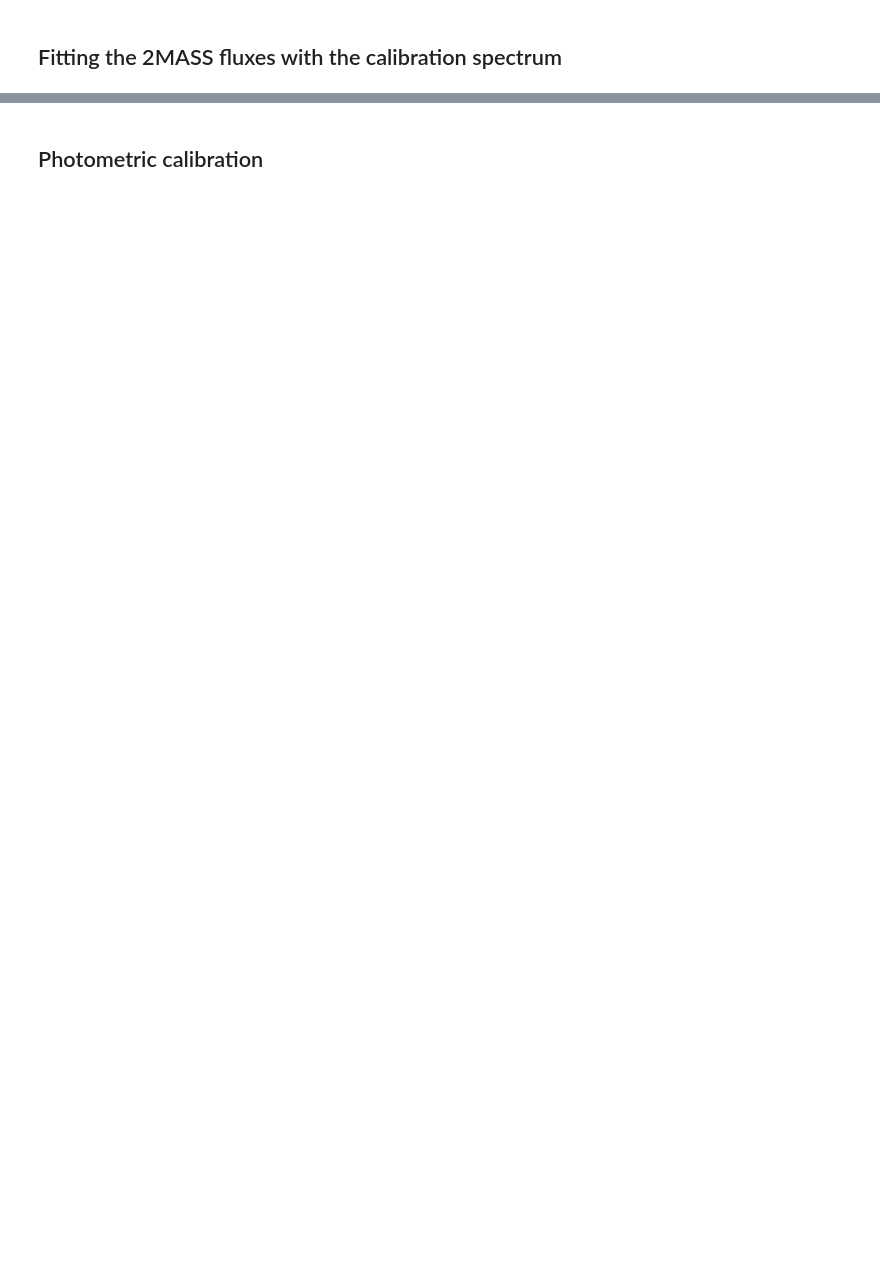
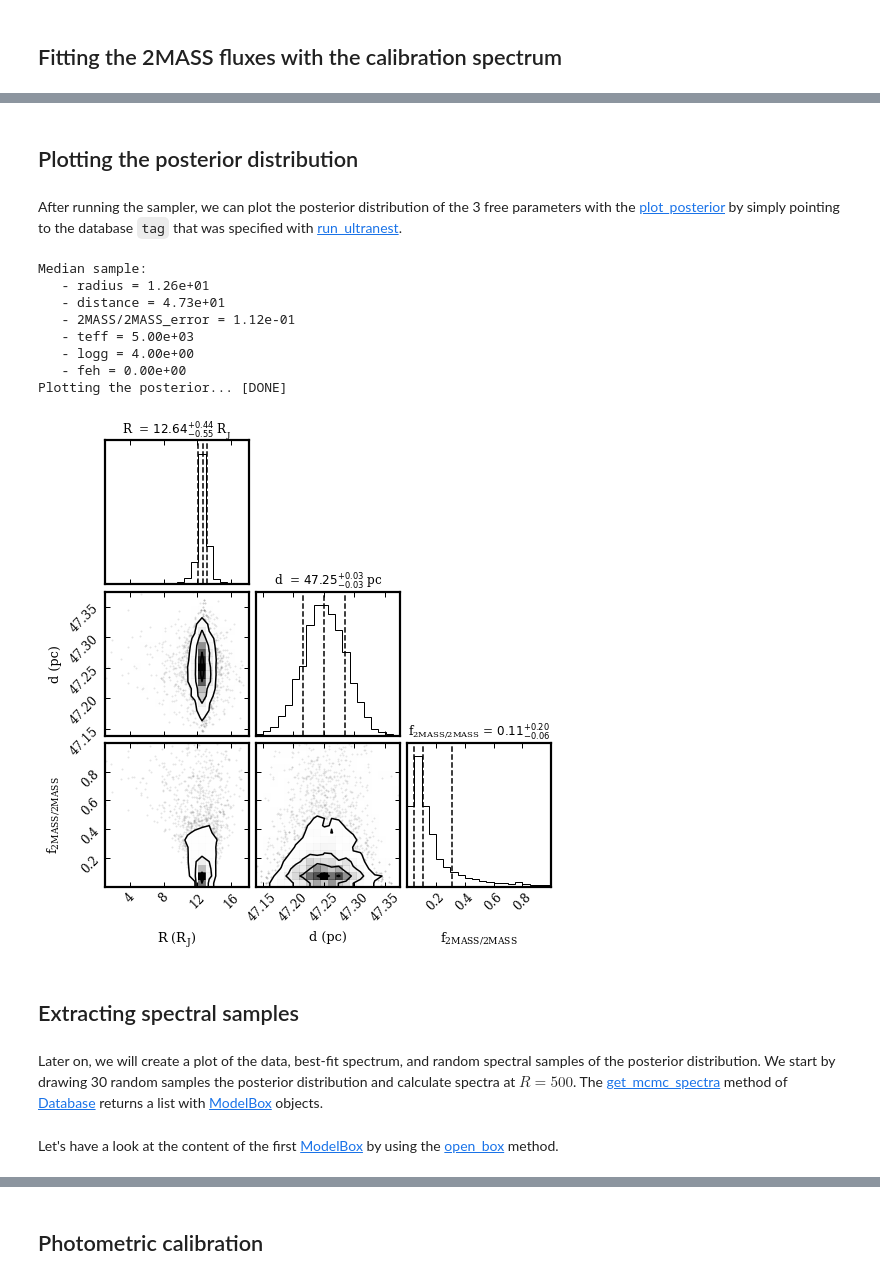
Before and after one commit to tomasstolker/species, a Jupyter notebook: docs/tutorials/flux_calibration.ipynb, the cells around one changed output, grey strips where cells are left out. Drawn from its saved outputs; the diff is of its cells as text; code cells hidden in the pictures; blank space fills up the shorter version.

```diff
--- a/docs/tutorials/flux_calibration.ipynb
+++ b/docs/tutorials/flux_calibration.ipynb
@@ -278,0 +152,22 @@ Image('spectrum.png')
+# %% [markdown]
+## Plotting the posterior distribution
+# %% [markdown]
+After running the sampler, we can plot the posterior distribution of the 3 free parameters with the [plot_posterior](https://species.readthedocs.io/en/latest/species.plot.html#species.plot.plot_mcmc.plot_posterior) by simply pointing to the database `tag` that was specified with [run_ultranest](https://species.readthedocs.io/en/latest/species.analysis.html#species.analysis.fit_model.FitModel.run_ultranest).
+# %%
+species.plot_posterior(tag='pztel',
+                       offset=(-0.3, -0.3),
+                       output=None)
+# %% [output]
+Median sample:
+   - radius = 1.26e+01
+   - distance = 4.73e+01
+   - 2MASS/2MASS_error = 1.12e-01
+   - teff = 5.00e+03
+   - logg = 4.00e+00
+   - feh = 0.00e+00
+Plotting the posterior... [DONE]
+[figure, added]
+# %% [markdown]
+## Extracting spectral samples
+# %% [markdown]
+Later on, we will create a plot of the data, best-fit spectrum, and random spectral samples of the posterior distribution. We start by drawing 30 random samples the posterior distribution and calculate spectra at $R = 500$. The [get_mcmc_spectra](https://species.readthedocs.io/en/latest/species.data.html#species.data.database.Database.get_mcmc_spectra) method of [Database](https://species.readthedocs.io/en/latest/species.data.html#species.data.database.Database) returns a list with [ModelBox](https://species.readthedocs.io/en/latest/species.core.html#species.core.box.ModelBox) objects.
@@ -278,0 +179,2 @@ Image('spectrum.png')
+# %% [markdown]
+Let's have a look at the content of the first [ModelBox](https://species.readthedocs.io/en/latest/species.core.html#species.core.box.ModelBox) by using the [open_box](https://species.readthedocs.io/en/latest/species.core.html#species.core.box.Box.open_box) method.
```
Also changed, not shown: parts of 126 cells of this notebook, 19 other files.
